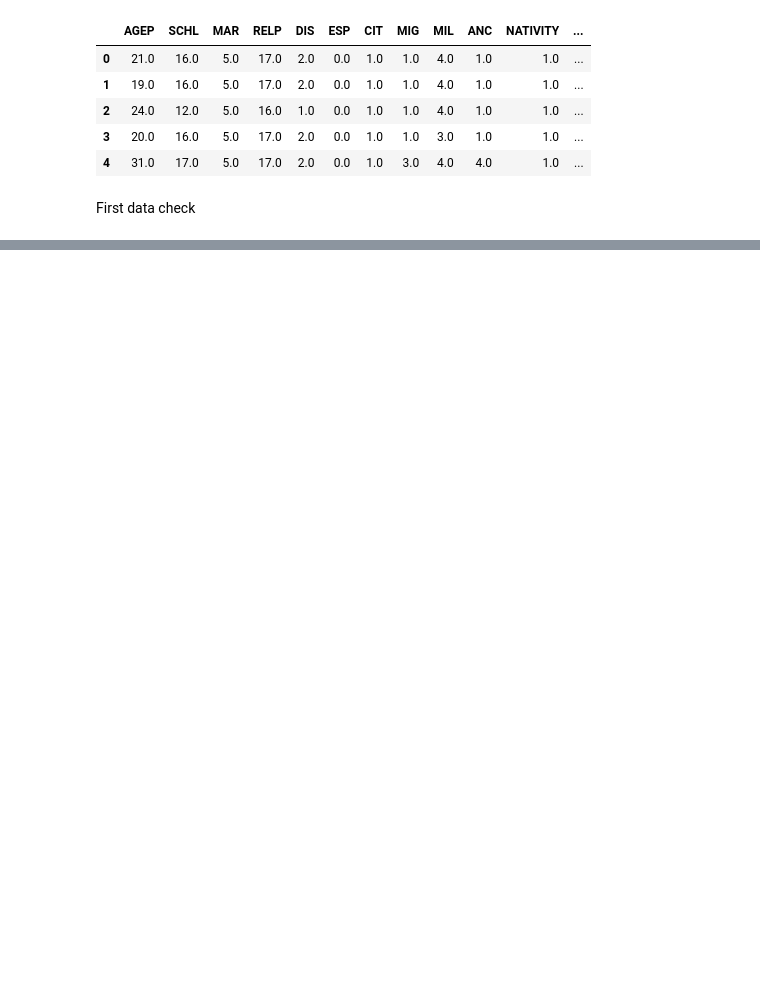
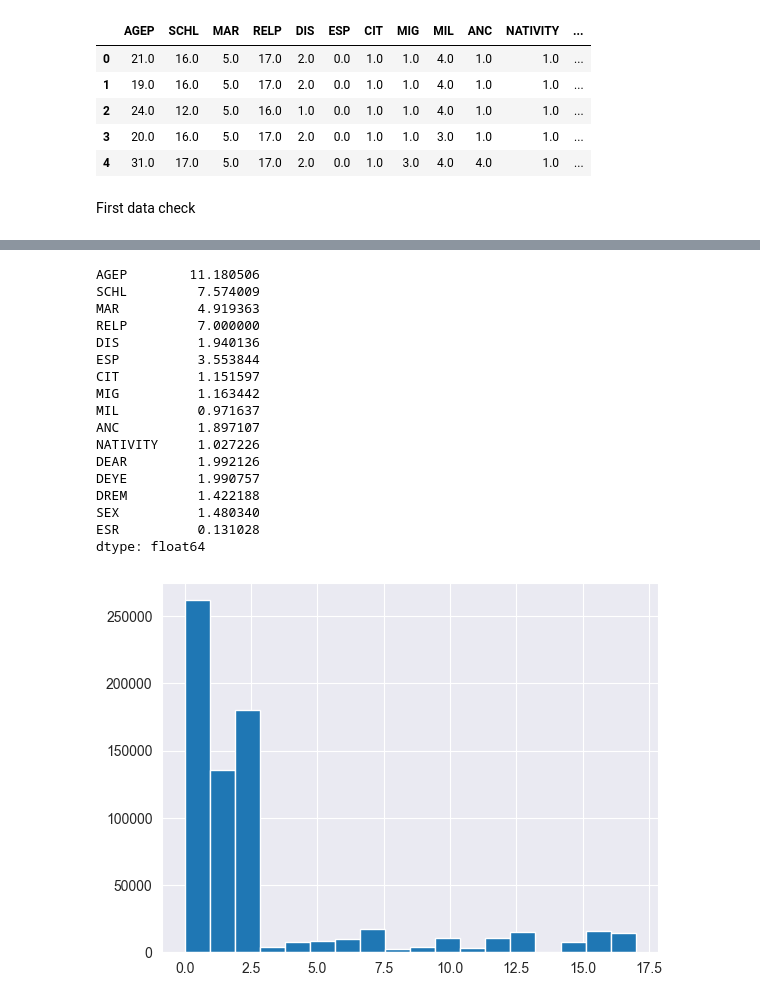
Before and after one commit to giocioc/IML-1, a Jupyter notebook: code/mainNotebook.ipynb, the cells around one changed output, grey strips where cells are left out. Cells and saved outputs as stored; diff of their text form; code cells hidden in the pictures; blank space fills up the shorter version.

```diff
--- a/code/mainNotebook.ipynb
+++ b/code/mainNotebook.ipynb
@@ -59,0 +109,22 @@ data['SCHL'].hist()
+# %%
+data['RELP'].hist(bins=18)
+data[data['RELP']==7].mean()
+# %% [output]
+AGEP        11.180506
+SCHL         7.574009
+MAR          4.919363
+RELP         7.000000
+DIS          1.940136
+ESP          3.553844
+CIT          1.151597
+MIG          1.163442
+MIL          0.971637
+ANC          1.897107
+NATIVITY     1.027226
+DEAR         1.992126
+DEYE         1.990757
+DREM         1.422188
+SEX          1.480340
+ESR          0.131028
+dtype: float64
+[figure, added]
```
Also changed, not shown: parts of 30 cells of this notebook.
